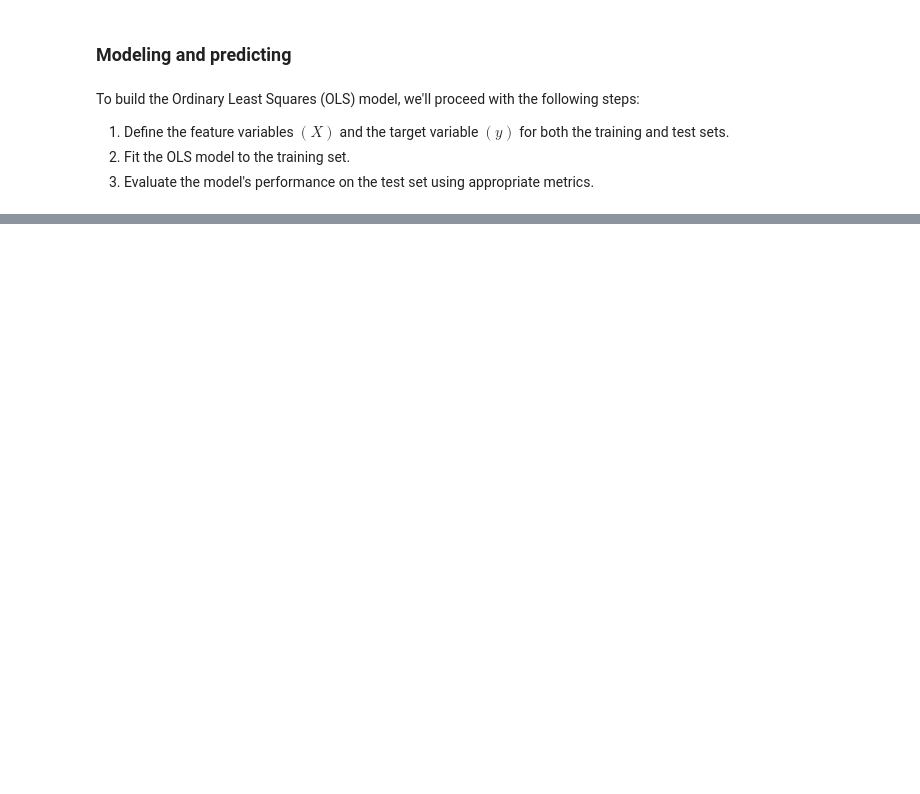
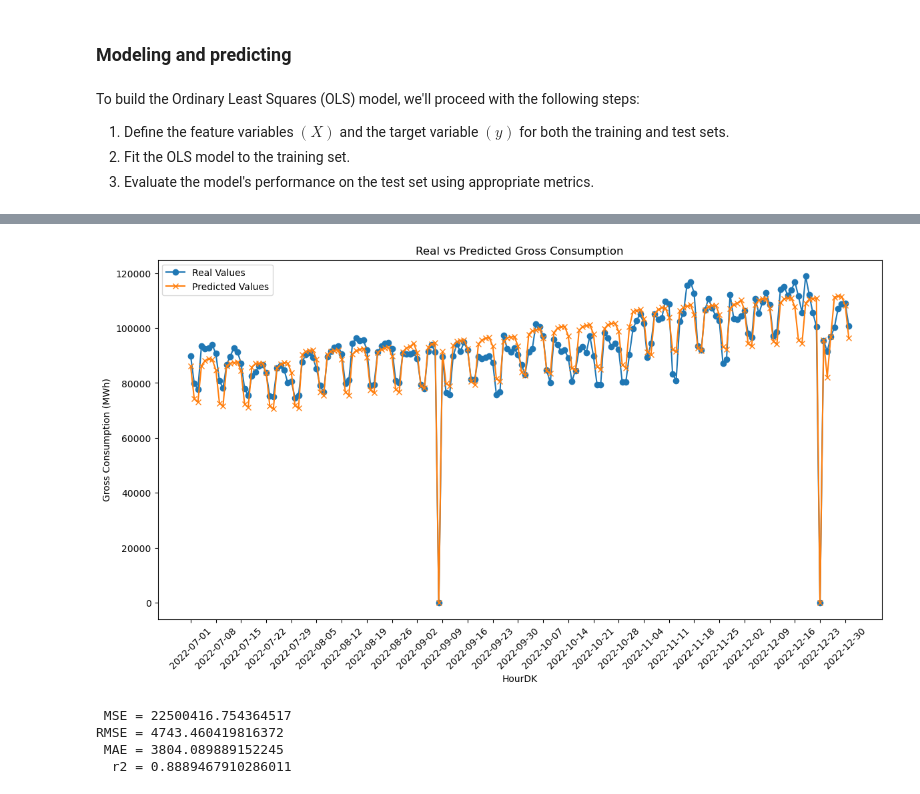
Before and after one commit to madsh0402/Forecasting-energy-consumption-in-Denmark, a Jupyter notebook: multivariate Timerseries/OLS, Lasso & Ridge/OLS.ipynb, the cells around one changed output, grey strips where cells are left out. Cells and saved outputs as stored; diff of their text form; code cells hidden in the pictures; blank space fills up the shorter version.

```diff
--- a/multivariate Timerseries/OLS, Lasso & Ridge/OLS.ipynb
+++ b/multivariate Timerseries/OLS, Lasso & Ridge/OLS.ipynb
@@ -490,0 +253,4 @@ As we can see from the coefficients, the model identifies many of the same patte
+# %%
+# Re-split the data into training and test sets based on the criteria
+training_set = data_flagged.loc[data_interpolation.index <= '2022-06-30']
+test_set = data_flagged.loc[data_interpolation.index > '2022-06-30']
@@ -490,0 +286,40 @@ As we can see from the coefficients, the model identifies many of the same patte
+# %%
+# Plotting the real and predicted values for better visualization
+plt.figure(figsize=(14, 7))
+
+# Plotting the real values
+plt.plot(hour_dk_values, np.array(y_test), label='Real Values', marker='o')
+
+# Plotting the predicted values
+plt.plot(hour_dk_values, y_pred, label='Predicted Values', marker='x')
+
+# Adding labels, title, and legend
+plt.xlabel('HourDK')
+plt.ylabel('Gross Consumption (MWh)')
+plt.title('Real vs Predicted Gross Consumption')
+plt.legend()
+
+# Rotating x-axis labels for better readability
+plt.xticks(rotation=45)
+
+# Show only every 7th date
+plt.xticks(hour_dk_values[::7])  # Replace 'hour_dk_values' with your actual array of dates
+
+# Show the plot
+plt.show()
+# %% [output]
+[figure, added]
+# %%
+# Calculate performance metrics
+mse = mean_squared_error(y_test, y_pred)
+rmse = mean_squared_error(y_test, y_pred, squared=False)
+mae = mean_absolute_error(y_test, y_pred)
+r2 = r2_score(y_test, y_pred)
+
+#mse, rmse, mae, r2
+print(f" MSE = {mse}\nRMSE = {rmse}\n MAE = {mae}\n  r2 = {r2}")
+# %% [output]
+ MSE = 22500416.754364517
+RMSE = 4743.460419816372
+ MAE = 3804.089889152245
+  r2 = 0.8889467910286011
```
Also changed, not shown: parts of 48 cells of this notebook, 3 other files.
